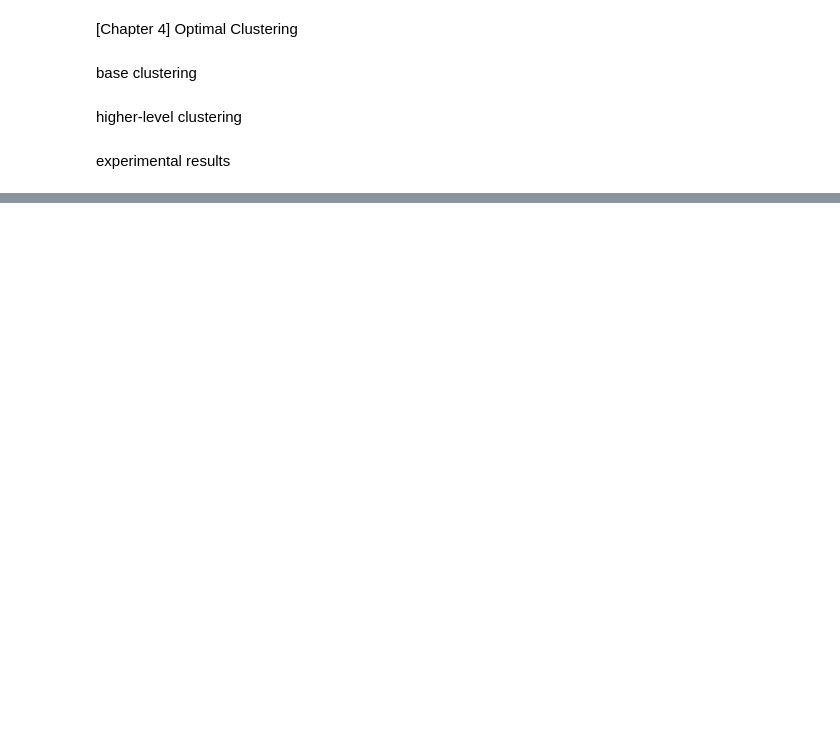
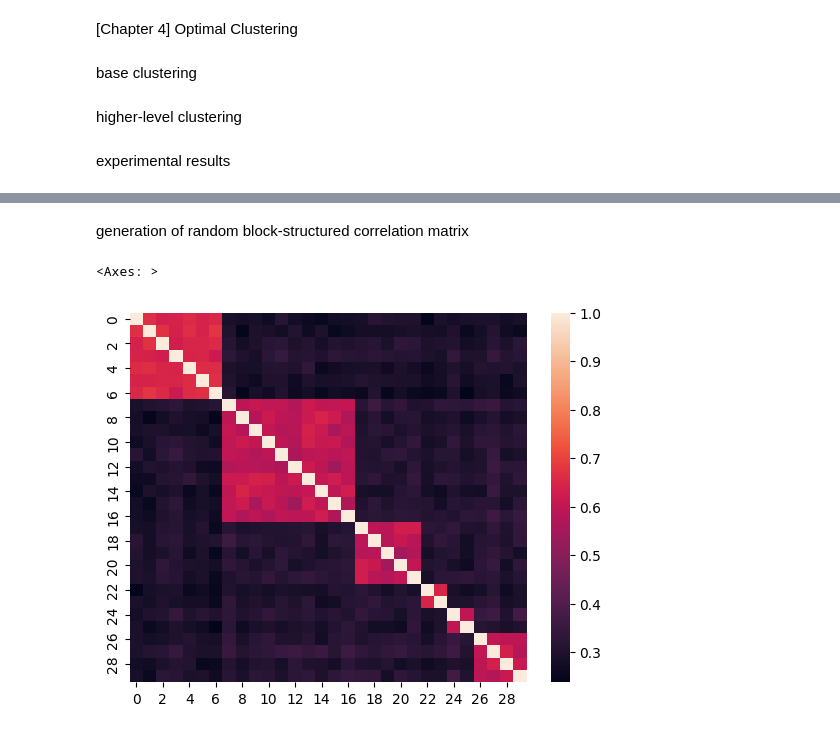
Before and after one commit to Joanna-Dai/Machine-Learning-for-Asset-Managers, a Jupyter notebook: ch4.ipynb, the cells around one changed output, grey strips where cells are left out. Drawn from its saved outputs; the diff is of its cells as text; code cells hidden in the pictures; blank space fills up the shorter version.

```diff
--- a/ch4.ipynb
+++ b/ch4.ipynb
@@ -143,0 +164,2 @@ experimental results
+# %% [markdown]
+generation of random block-structured correlation matrix
@@ -143,0 +264,8 @@ experimental results
+# %%
+corr_matrix = randomBlockCorr(30, 6, 123, 2)
+sns.heatmap(corr_matrix)
+# light color indicate a higher correalation
+# dark color indicate a lower correlation
+# %% [output]
+<Axes: >
+[figure, added]
```
Also changed, not shown: parts of 3 cells of this notebook.
